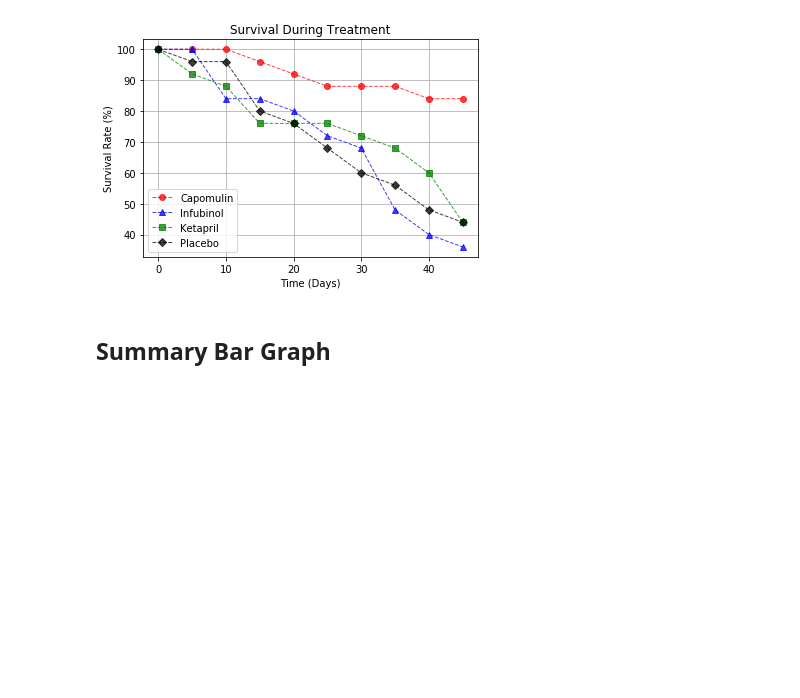
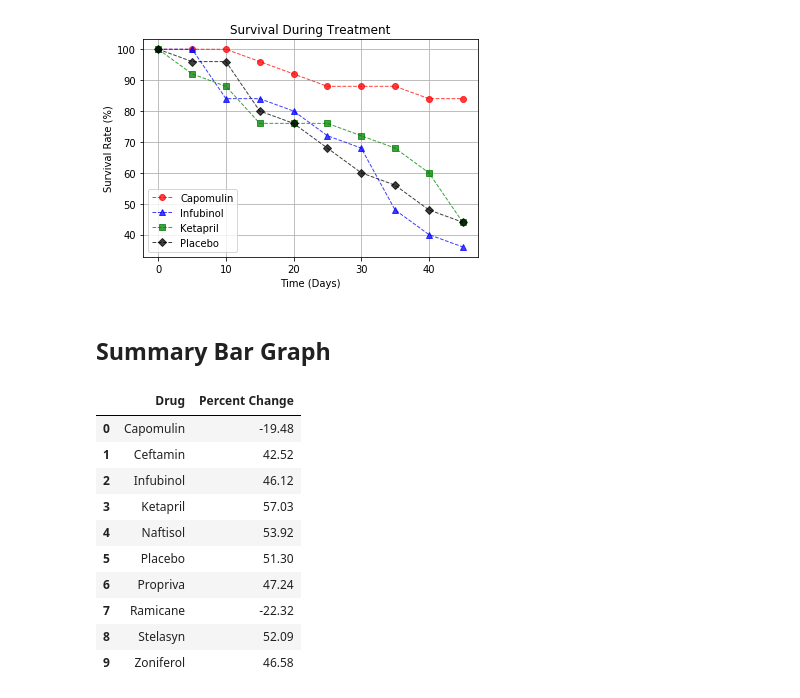
Before and after one commit to kaushiksamaddar/UTAUSTIN-DS-Assignments, a Jupyter notebook: Matplotlib/Pymaceuticals/pymaceuticals_starter.ipynb, the cells around one changed output. Saved outputs shown, nothing was run; the diff lists cells and outputs as text; code cells hidden in the pictures; blank space fills up the shorter version.

```diff
--- a/Matplotlib/Pymaceuticals/pymaceuticals_starter.ipynb
+++ b/Matplotlib/Pymaceuticals/pymaceuticals_starter.ipynb
@@ -381,5 +381,27 @@ plt.show()
 ## Summary Bar Graph
 # %%
 # Calculate the percent changes for each drug
+def calDrugPercChange(drug):
+    return round(((tumorByDrugTP_unstacked_df[drug][45] - tumorByDrugTP_unstacked_df[drug][0])/45)*100, 2)
+
+drugChangePerc = [calDrugPercChange(drug) for drug in drugList]
+drugChangePerc
 
 # Display the data to confirm
+summarydf = pd.DataFrame({
+    'Drug':drugList,
+    'Percent Change':drugChangePerc
+})
+summarydf
+# %% [output]
+|  | Drug | Percent Change |
+| 0 | Capomulin | -19.48 |
+| 1 | Ceftamin | 42.52 |
+| 2 | Infubinol | 46.12 |
+| 3 | Ketapril | 57.03 |
+| 4 | Naftisol | 53.92 |
+| 5 | Placebo | 51.30 |
+| 6 | Propriva | 47.24 |
+| 7 | Ramicane | -22.32 |
+| 8 | Stelasyn | 52.09 |
+| 9 | Zoniferol | 46.58 |
```
Also changed, not shown: parts of 3 cells of this notebook, 2 other files.
